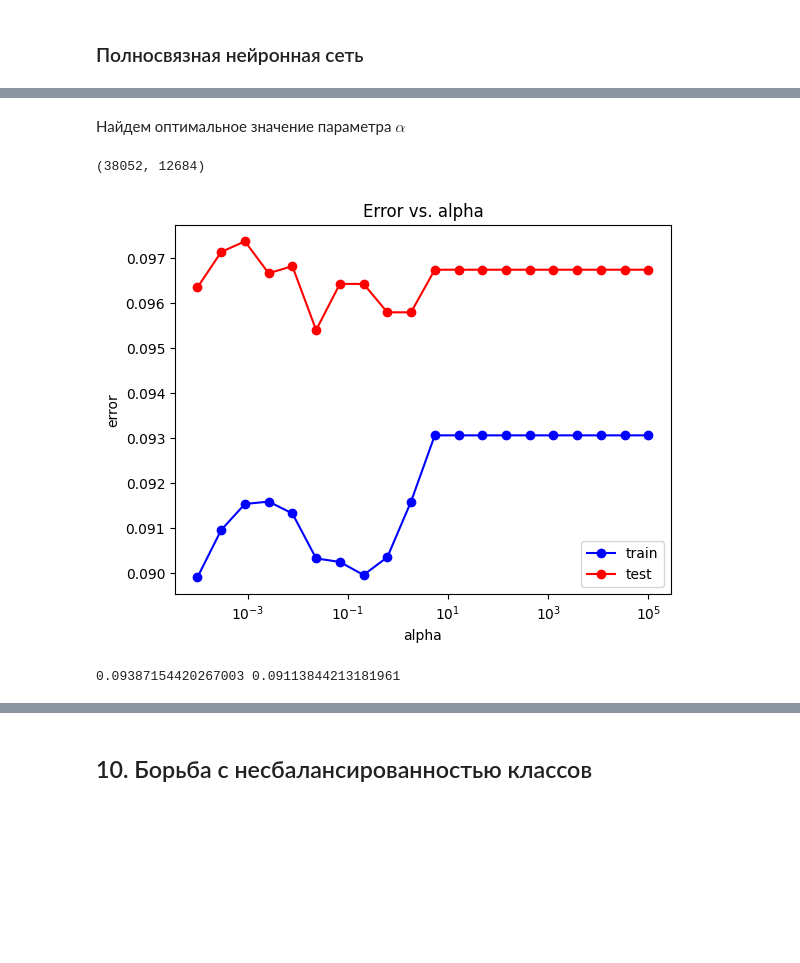
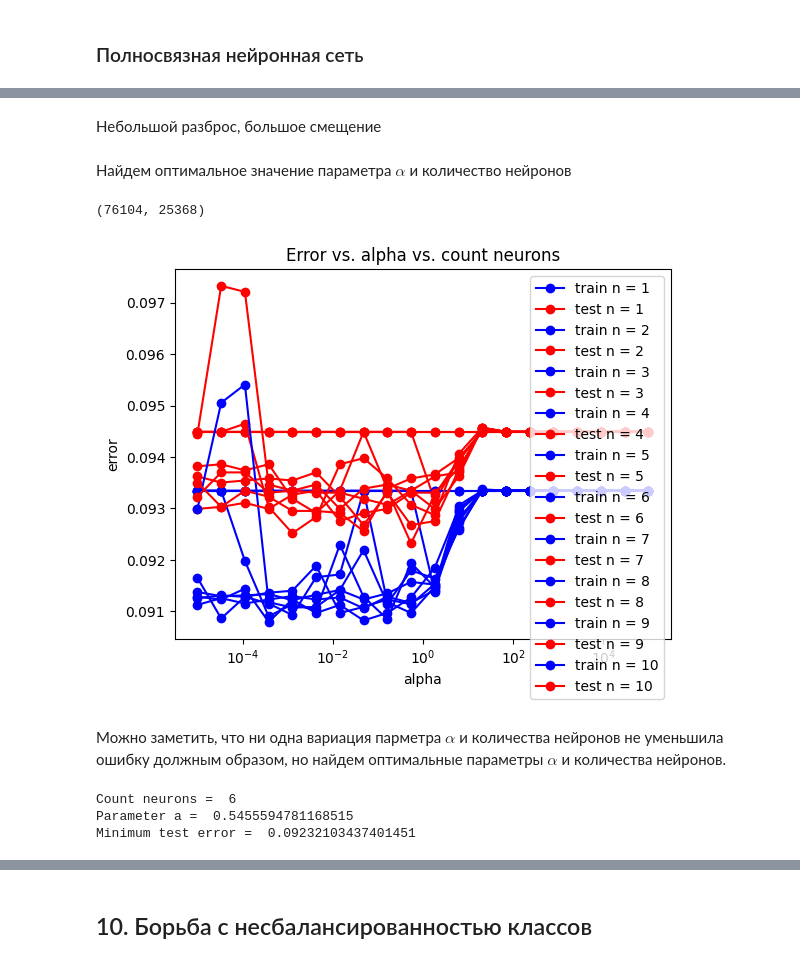
Before and after one commit to EvgenyPinezhanin/ML_2022, a Jupyter notebook: Statistical classification.ipynb, the cells around one changed output, grey strips where cells are left out. Saved outputs shown, nothing was run; the diff lists cells and outputs as text; code cells hidden in the pictures; blank space fills up the shorter version.

```diff
--- a/Statistical classification.ipynb
+++ b/Statistical classification.ipynb
@@ -625,40 +654,62 @@ plt.title('Random Forest Classifier')
+# %% [markdown]
+Небольшой разброс, большое смещение
 # %% [markdown]
-Найдем оптимальное значение параметра $\alpha$
+Найдем оптимальное значение параметра $\alpha$ и количество нейронов
 # %%
-X_train, X_test, y_train, y_test = train_test_split(X, y, train_size = 0.15, test_size = 0.05, random_state = 42)
+X_train, X_test, y_train, y_test = train_test_split(X, y, train_size = 0.3, test_size = 0.1, random_state = 42)
 
 N_train, _ = X_train.shape
 N_test,  _ = X_test.shape
 
 N_train, N_test
 # %% [output]
-(38052, 12684)
+(76104, 25368)
 # %%
 from sklearn.neural_network import MLPClassifier
-alpha_arr = np.logspace(-4, 5, 20)
+alpha_arr = np.logspace(-5, 5, 20)
+neurons_arr = np.linspace(1, 10, 10)
 test_err = []
 train_err = []
-for alpha in alpha_arr:
-    mlp_model = MLPClassifier(hidden_layer_sizes = (4, 4), max_iter=600, random_state = 42, alpha = alpha)
-    mlp_model.fit(X_train, y_train)
 
-    y_train_pred = mlp_model.predict(X_train)
-    y_test_pred = mlp_model.predict(X_test)
-    train_err.append(np.mean(y_train != y_train_pred))
-    test_err.append(np.mean(y_test != y_test_pred))
+for neuron in neurons_arr:
+    test_err.append([])
+    train_err.append([])
+    for alpha in alpha_arr:
+        mlp_model = MLPClassifier(hidden_layer_sizes = (int(neuron)), max_iter=600, random_state = 42, alpha = alpha)
+        mlp_model.fit(X_train, y_train)
+
+        y_train_pred = mlp_model.predict(X_train)
+        y_test_pred = mlp_model.predict(X_test)
+        train_err[int(neuron) - 1].append(np.mean(y_train != y_train_pred))
+        test_err[int(neuron) - 1].append(np.mean(y_test != y_test_pred))
 # %%
-plt.semilogx(alpha_arr, train_err, 'b-o', label = 'train')
-plt.semilogx(alpha_arr, test_err, 'r-o', label = 'test')
-plt.title('Error vs. alpha')
+for i in range(0, 10):
+    plt.semilogx(alpha_arr, train_err[i], 'b-o', label = 'train n = ' + str(i + 1))
+    plt.semilogx(alpha_arr, test_err[i], 'r-o', label = 'test n = ' + str(i + 1))
+plt.title('Error vs. alpha vs. count neurons')
 plt.xlabel('alpha')
 plt.ylabel('error')
 plt.legend()
 pass
 # %% [output]
-[figure, old version]
+[figure, new version]
-# %%
-min_train_err = np.min(train_err)
-min_test_err = np.min(test_err)
-print(min_train_err, min_test_err)
-# %% [output]
-0.09387154420267003 0.09113844213181961
+# %% [markdown]
+Можно заметить, что ни одна вариация парметра $\alpha$ и количества нейронов не уменьшила ошибку должным образом, но найдем оптимальные параметры $\alpha$ и количества нейронов.
+# %%
+min_test_err_arr = []
+
+for i in range(0, 10):
+    min_test_err_arr.append(np.min(test_err[i]))
+
+min_test_err = np.min(min_test_err_arr)
+res_n = [i for i, j in enumerate(min_test_err_arr) if j == min_test_err]
+
+res_a = [i for i, j in enumerate(test_err[res_n[0]]) if j == min_test_err]
+
+print('Count neurons = ', int(neurons_arr[res_n[0]]))
+print('Parameter a = ', alpha_arr[res_a[0]])
+print('Minimum test error = ', min_test_err)
+# %% [output]
+Count neurons =  6
+Parameter a =  0.5455594781168515
+Minimum test error =  0.09232103437401451
```
Also changed, not shown: parts of 32 cells of this notebook.
